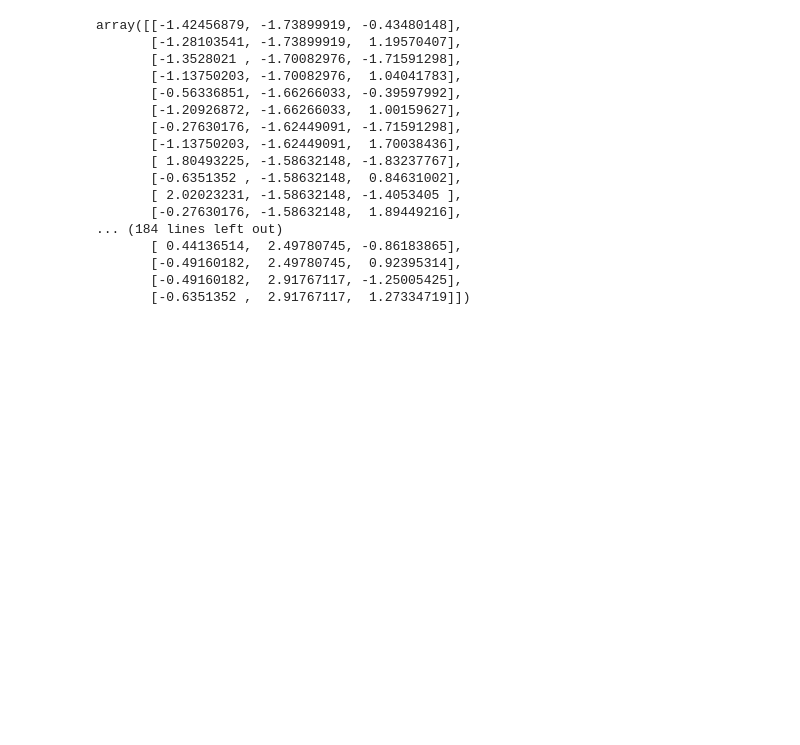
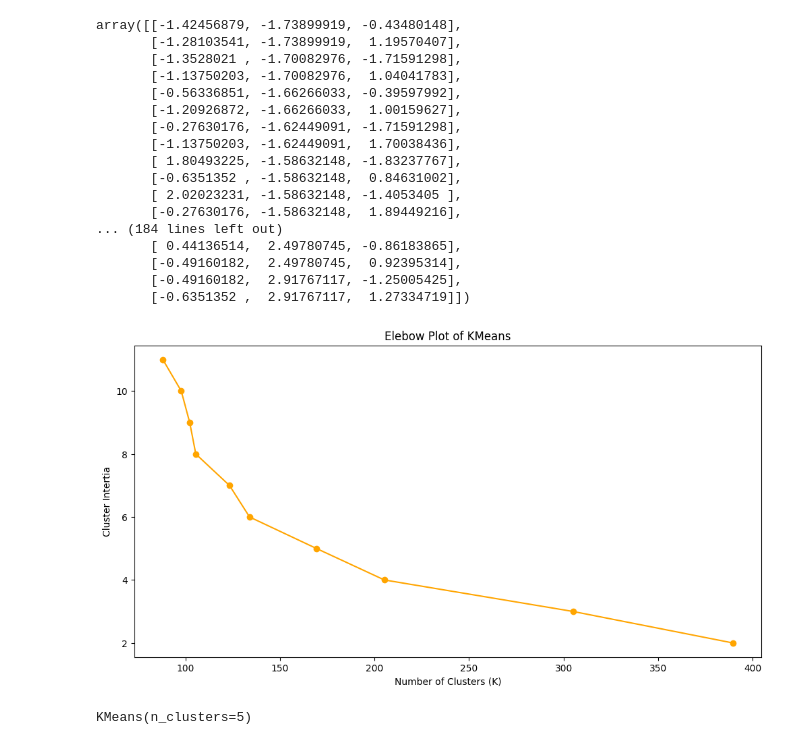
Before and after one commit to DenisRuparel/CodeUnnati-ML-Workshop, a Jupyter notebook: K-Means.ipynb, the cells around one changed output. Cells and saved outputs as stored; diff of their text form; code cells hidden in the pictures; blank space fills up the shorter version.

Commit message:
K-Means Continue

```diff
--- a/K-Means.ipynb
+++ b/K-Means.ipynb
@@ -96,13 +96,36 @@ array([[-1.42456879, -1.73899919, -0.43480148],
        [-0.49160182,  2.91767117, -1.25005425],
        [-0.6351352 ,  2.91767117,  1.27334719]])
 # %%
-def find_best_clusters(df, maximunm_K):
-    clusters_centers = []
+from sklearn.cluster import KMeans
+
+def find_best_clusters(df, maximum_K):
+    inertia_values = []
     k_values = []
-    for k in range(2, maximunm_K):
-        kmeans_model = k_means(n_clusters = k)
+
+    for k in range(2, maximum_K):
+        kmeans_model = KMeans(n_clusters=k)
         kmeans_model.fit(df)
 
-        clusters_centers.append(kmeans_model.inertia_)
+        inertia_values.append(kmeans_model.inertia_)
         k_values.append(k)
-    return clusters_centers, k_values
+
+    return k_values, inertia_values
+# %%
+clusters_centers, k_values = find_best_clusters(scaled_data, 12)
+# %%
+def generate_elbow_plot(clusters_centers, k_values):
+    figure = plt.subplots(figsize = (12, 6))
+    plt.plot(k_values, clusters_centers, 'o-', color='orange')
+    plt.xlabel("Number of Clusters (K)")
+    plt.ylabel("Cluster Intertia")
+    plt.title("Elebow Plot of KMeans")
+    plt.show()
+# %%
+generate_elbow_plot(clusters_centers,k_values)
+# %% [output]
+[figure, added]
+# %%
+kmeans_model = KMeans(n_clusters=5)
+kmeans_model.fit(scaled_data)
+# %% [output]
+KMeans(n_clusters=5)
```
Also changed, not shown: parts of 3 cells of this notebook.
